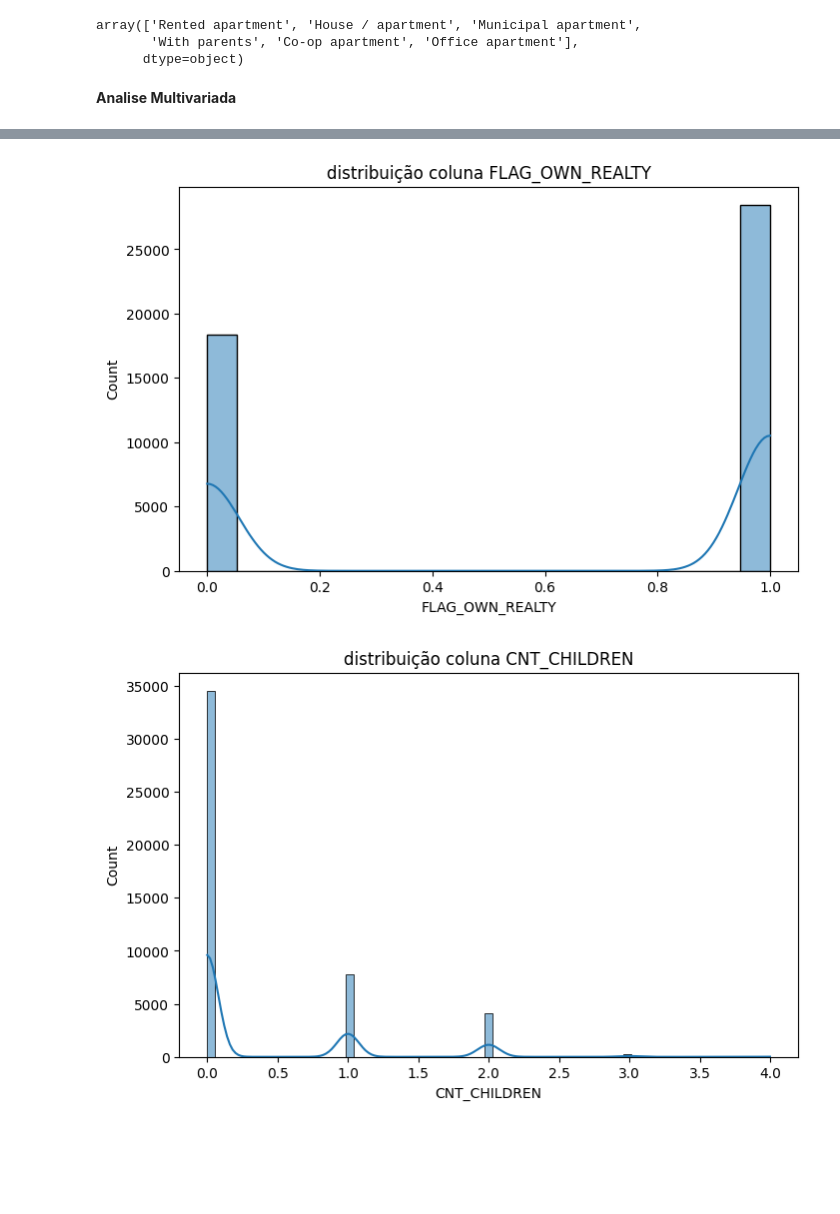
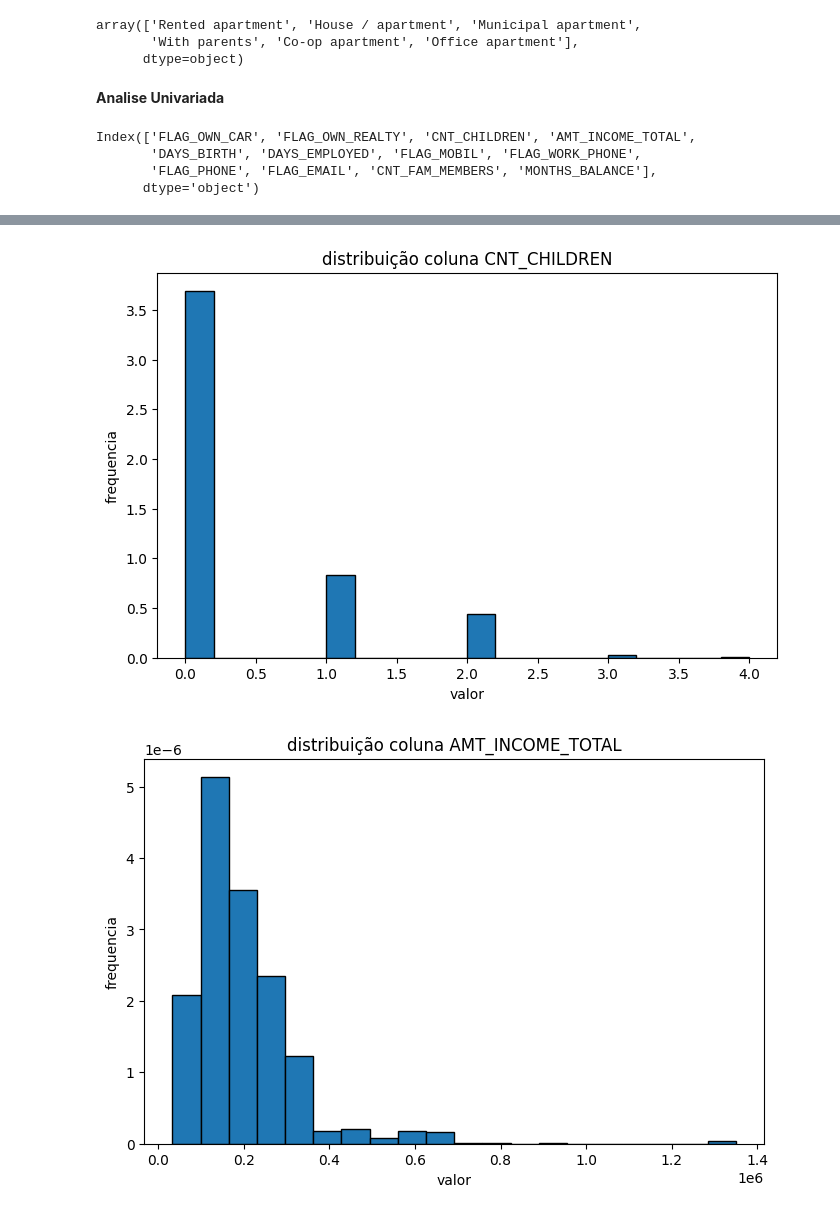
Before and after one commit to WesleySouza13/Projeto-Risco-de-Cr-dito-, a Jupyter notebook: notebooks/notebook.ipynb, the cells around one changed output, grey strips where cells are left out. Cells and saved outputs as stored; diff of their text form; code cells hidden in the pictures; blank space fills up the shorter version.

```diff
--- a/notebooks/notebook.ipynb
+++ b/notebooks/notebook.ipynb
@@ -118,3 +85,6 @@ OCCUPATION_TREATED      object
 MONTHS_BALANCE           int64
 STATUS                  object
 dtype: object
+# %%
+df['FLAG_OWN_REALTY'] = df['FLAG_OWN_REALTY'].astype(float)
+df['FLAG_OWN_CAR'] = df['FLAG_OWN_CAR'].astype(float)
@@ -140,15 +130,29 @@ df['NAME_HOUSING_TYPE'].unique()
 array(['Rented apartment', 'House / apartment', 'Municipal apartment',
        'With parents', 'Co-op apartment', 'Office apartment'],
       dtype=object)
+# %%
+df2 = df.copy()
+# %%
+df2 = df2.drop('ID', axis=1)
 # %% [markdown]
-**Analise Multivariada**
+**Analise Univariada**
 # %%
-num_col = df.select_dtypes(exclude='object')
-cat_col = df.select_dtypes(exclude='number').columns
+num_col = df2.select_dtypes(exclude='object')
+cat_col = df2.select_dtypes(exclude='number').columns
+# %%
+num_col.columns
+# %% [output]
+Index(['FLAG_OWN_CAR', 'FLAG_OWN_REALTY', 'CNT_CHILDREN', 'AMT_INCOME_TOTAL',
+       'DAYS_BIRTH', 'DAYS_EMPLOYED', 'FLAG_MOBIL', 'FLAG_WORK_PHONE',
+       'FLAG_PHONE', 'FLAG_EMAIL', 'CNT_FAM_MEMBERS', 'MONTHS_BALANCE'],
+      dtype='object')
 # %%
 #plotando histogramas
 for i, num in enumerate(num_col):
     plt.figure(figsize=(8,5))
     plt.title(f'distribuição coluna {num}')
-    sns.histplot(df[num], kde=True)
+    plt.hist(df2[num], edgecolor='black',bins=20, density=True)
+    plt.xlabel('valor')
+    plt.ylabel('frequencia')
+    plt.show()
 # %% [output]
@@ -157,2 +161,2 @@ for i, num in enumerate(num_col):
-[figure, old version]
+[figure, new version]
-[figure, old version]
+[figure, new version]
```
Also changed, not shown: parts of 15 cells of this notebook, 1 other file.
